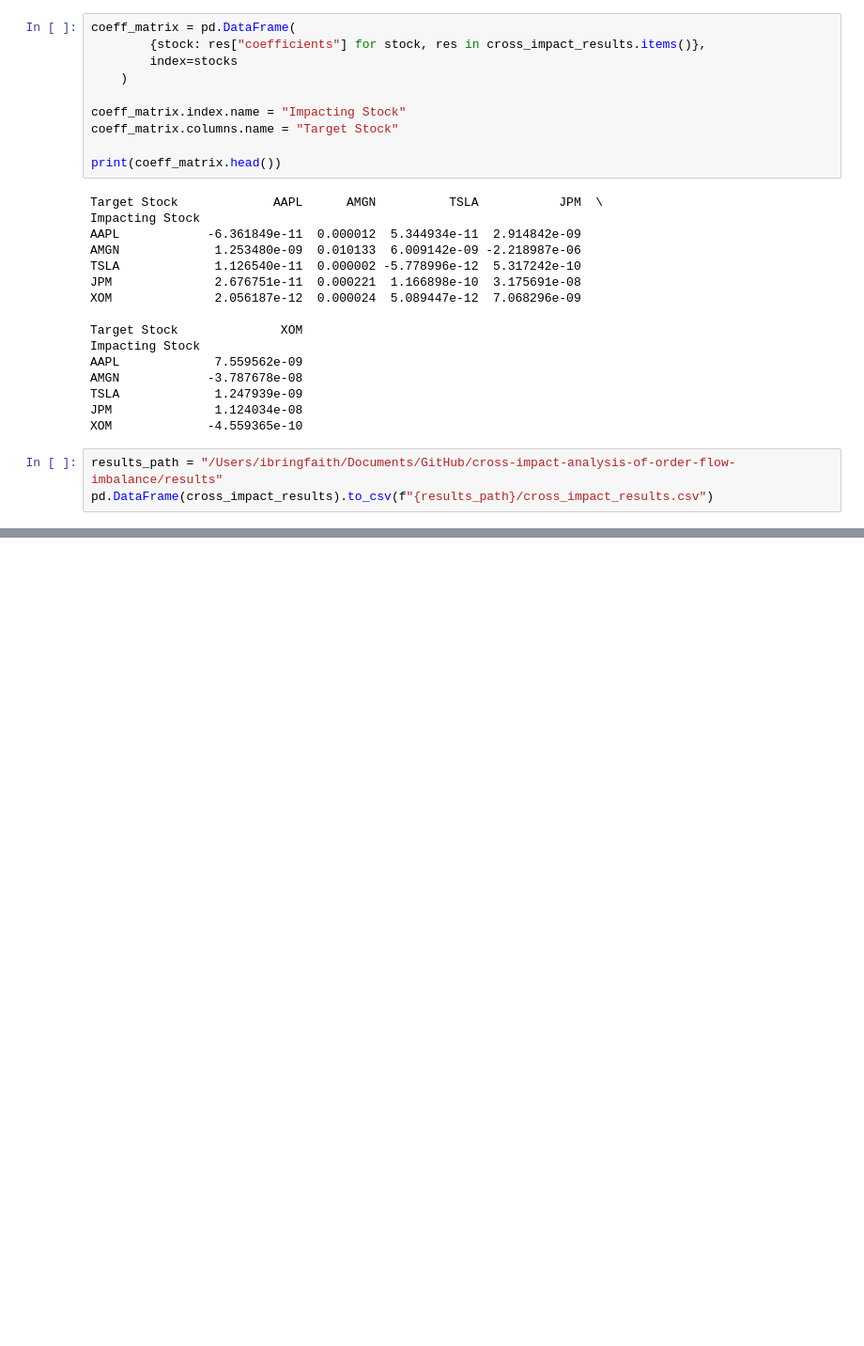
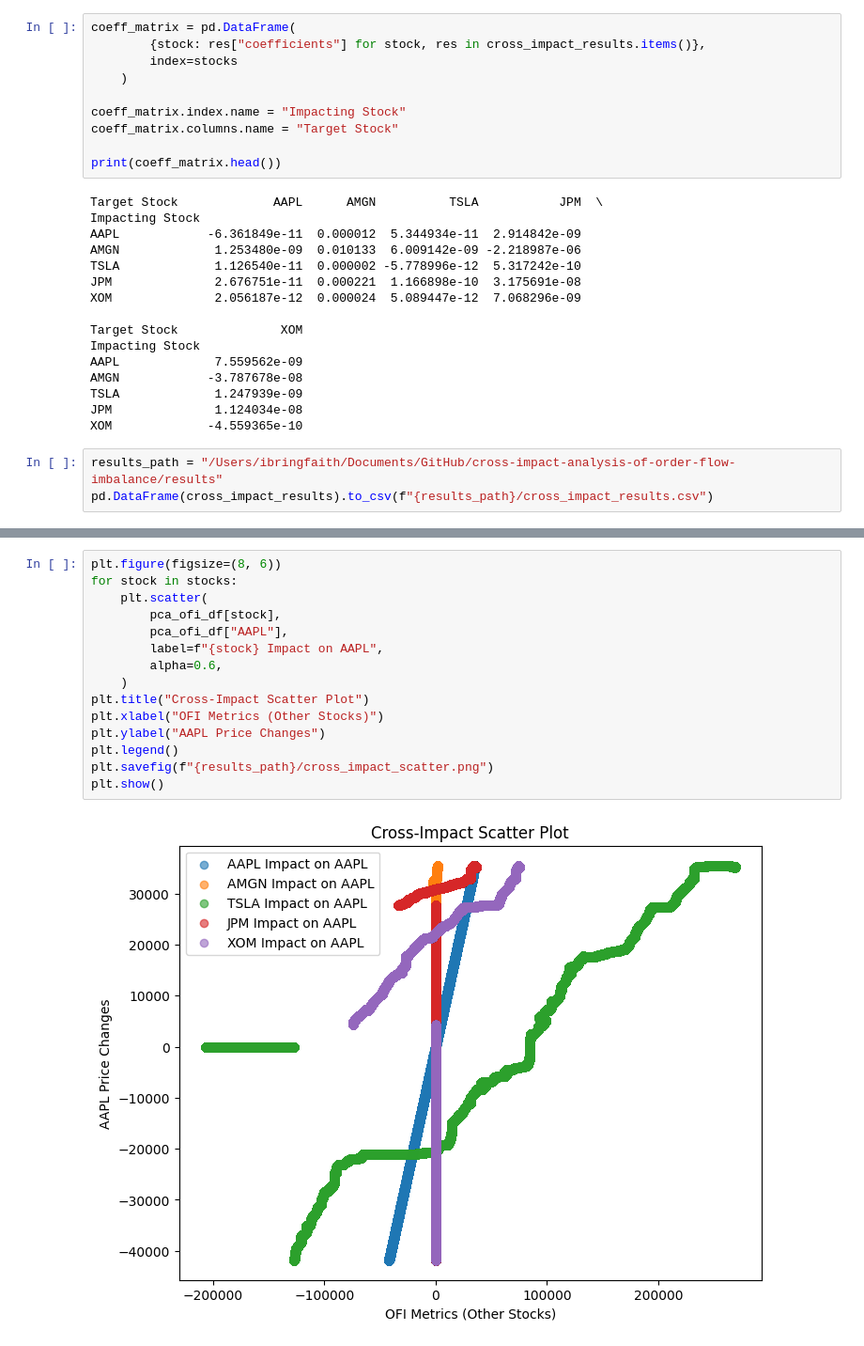
Before and after one commit to ibringfaith/cross-impact-analysis-of-order-flow-imbalance, a Jupyter notebook: notebooks/ofi_analysis.ipynb, the cells around one changed output, grey strips where cells are left out. Shown at 94% size. Drawn from its saved outputs; the diff is of its cells as text; blank space fills up the shorter version.

```diff
--- a/notebooks/ofi_analysis.ipynb
+++ b/notebooks/ofi_analysis.ipynb
@@ -305,0 +337,17 @@ pd.DataFrame(cross_impact_results).to_csv(f"{results_path}/cross_impact_results.
+# %%
+plt.figure(figsize=(8, 6))
+for stock in stocks:
+    plt.scatter(
+        pca_ofi_df[stock],
+        pca_ofi_df["AAPL"],
+        label=f"{stock} Impact on AAPL",
+        alpha=0.6,
+    )
+plt.title("Cross-Impact Scatter Plot")
+plt.xlabel("OFI Metrics (Other Stocks)")
+plt.ylabel("AAPL Price Changes")
+plt.legend()
+plt.savefig(f"{results_path}/cross_impact_scatter.png")
+plt.show()
+# %% [output]
+[figure, added]
```
Also changed, not shown: parts of 20 cells of this notebook.
